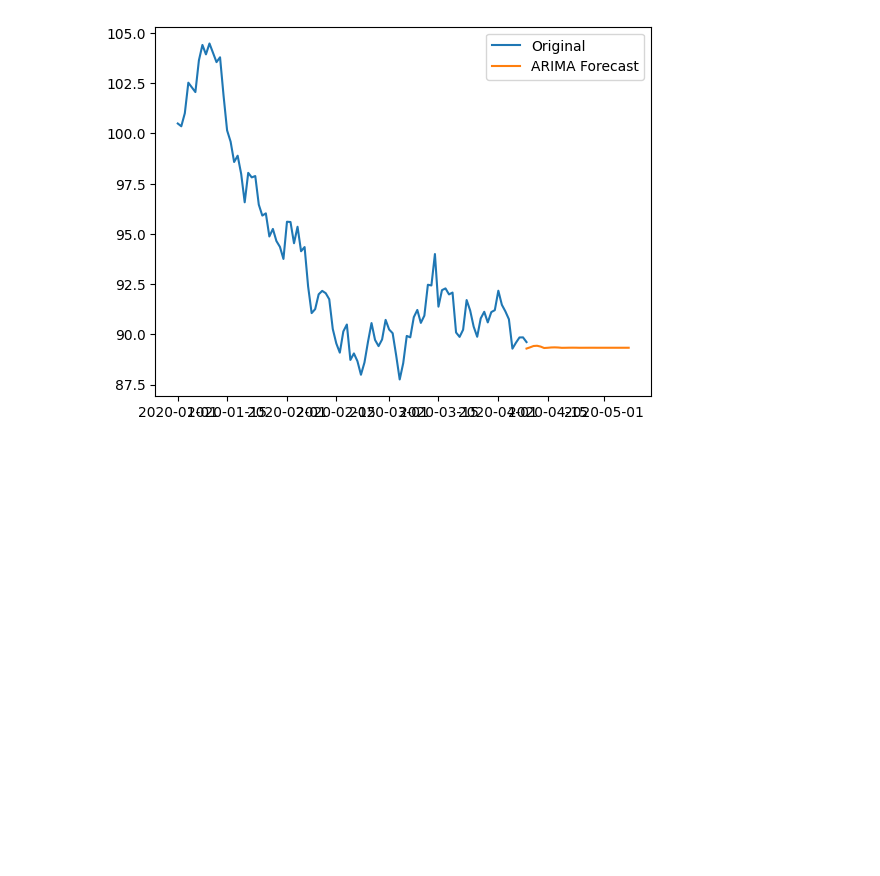
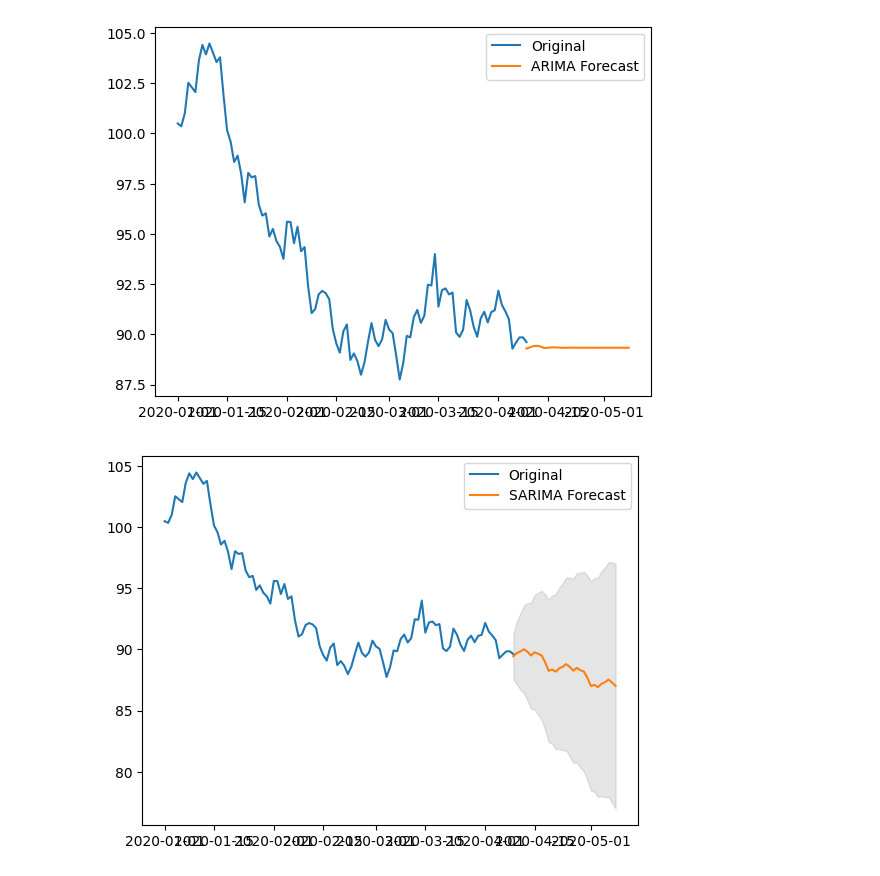
Before and after one commit to MizusakoSadanobu/time_series_analysis, a Jupyter notebook: model_comparison.ipynb, the cells around one changed output. Saved outputs shown, nothing was run; the diff lists cells and outputs as text; code cells hidden in the pictures; blank space fills up the shorter version.

Commit message:
Add sarimax

```diff
--- a/model_comparison.ipynb
+++ b/model_comparison.ipynb
@@ -49,3 +49,23 @@ plt.legend()
 plt.show()
 # %% [output]
 [figure]
+# %%
+from statsmodels.tsa.statespace.sarimax import SARIMAX
+
+# SARIMA(季節性付きARIMA)モデルのフィッティング
+sarima_model = SARIMAX(df['y'], order=(1,1,1), seasonal_order=(1,1,1,12))
+sarima_result = sarima_model.fit()
+
+# 予測
+forecast_sarima = sarima_result.get_forecast(steps=30)
+forecast_sarima_ci = forecast_sarima.conf_int()
+
+# 結果の表示
+plt.plot(df['ds'], df['y'], label='Original')
+plt.plot(pd.date_range(start=df['ds'].iloc[-1], periods=30, freq='D'), forecast_sarima.predicted_mean, label='SARIMA Forecast')
+plt.fill_between(pd.date_range(start=df['ds'].iloc[-1], periods=30, freq='D'),
+                 forecast_sarima_ci.iloc[:, 0], forecast_sarima_ci.iloc[:, 1], color='gray', alpha=0.2)
+plt.legend()
+plt.show()
+# %% [output]
+[figure, added]
```
